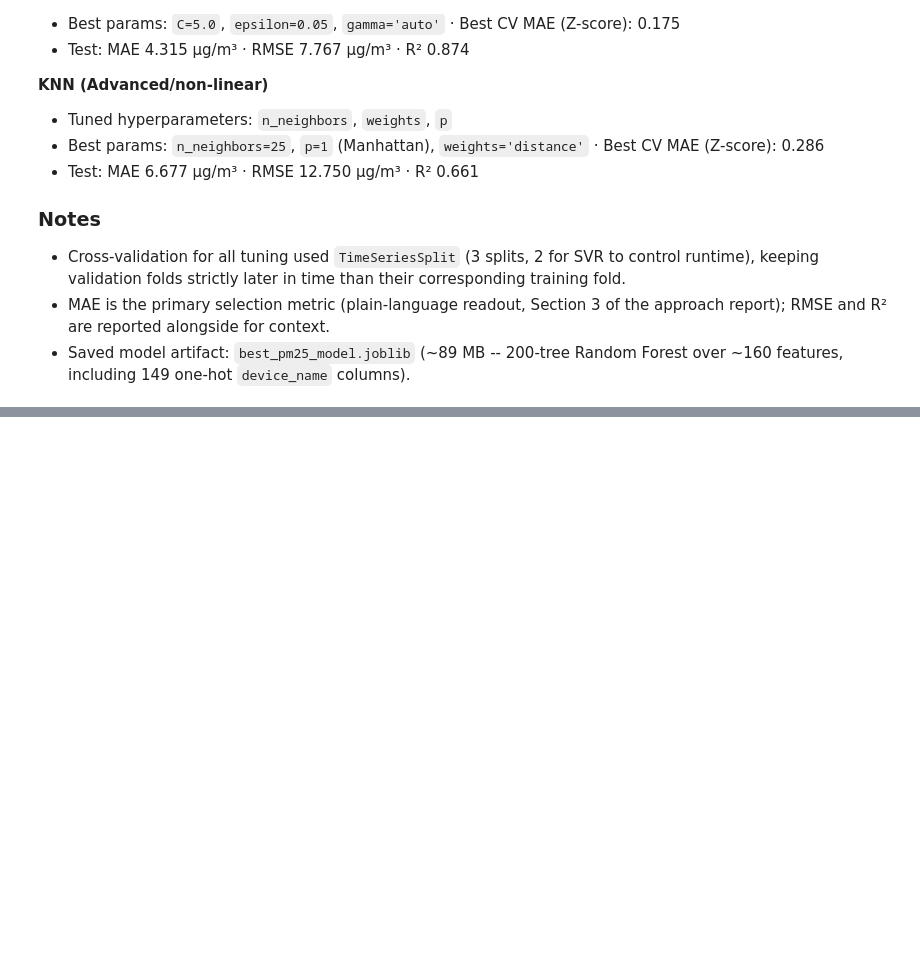
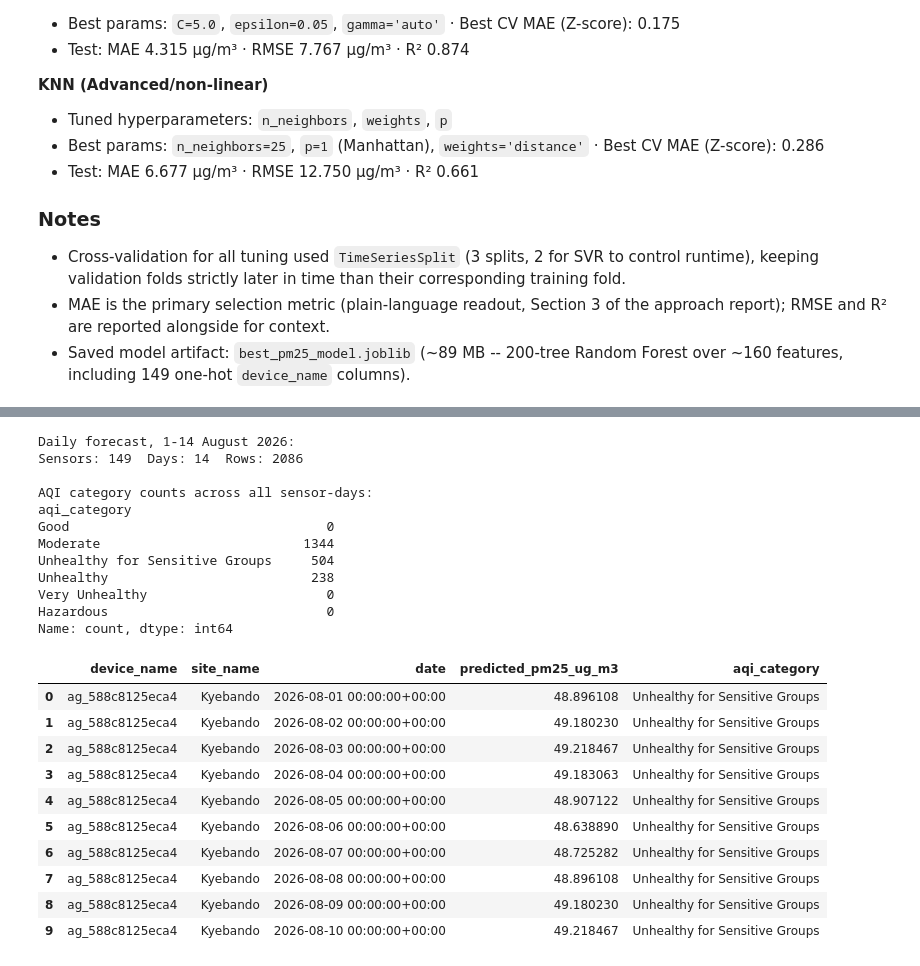
Before and after one commit to coleRodneyMigisha/airqo_cole_charis_assgnmnt, a Jupyter notebook: train.ipynb, the cells around one changed output, grey strips where cells are left out. Cells and saved outputs as stored; diff of their text form; code cells hidden in the pictures; blank space fills up the shorter version.

```diff
--- a/train.ipynb
+++ b/train.ipynb
@@ -3776,0 +3868,79 @@ Groups follow the approach report: **Core** (Ridge, Linear, Polynomial), **Tree-
+# %%
+# Predict daily PM2.5 across all sensors for the first two full
+# weeks of August 2026 (1-14 Aug), then inverse-transform back to
+# ug/m3.
+#
+# Hourly predictions are generated first and averaged to a daily
+# mean per sensor, consistent with how the EDA calendar/time-series
+# plots aggregate PM2.5 (Section 7.2).
+
+daily_forecast_hours = pd.date_range(
+    '2026-08-01 00:00', '2026-08-14 23:00', freq='h', tz='UTC'
+)
+
+daily_forecast_features = build_forecast_features(
+    daily_forecast_hours, all_devices
+)
+
+daily_forecast_X = daily_forecast_features[
+    numeric_feature_columns + categorical_feature_columns
+]
+
+daily_forecast_features['predicted_pm25_zscore'] = (
+    best_model_pipeline.predict(daily_forecast_X)
+)
+daily_forecast_features['predicted_pm25_ug_m3'] = from_zscore(
+    daily_forecast_features['predicted_pm25_zscore']
+)
+
+daily_forecast_features['date'] = (
+    daily_forecast_features['datetime'].dt.floor('D')
+)
+
+daily_predictions = (
+    daily_forecast_features
+    .groupby(['device_name', 'site_name', 'date'], as_index=False)
+    .agg(predicted_pm25_ug_m3=('predicted_pm25_ug_m3', 'mean'))
+)
+
+daily_predictions['aqi_category'] = (
+    daily_predictions['predicted_pm25_ug_m3'].apply(pm25_aqi_category)
+)
+
+print("Daily forecast, 1-14 August 2026:")
+print(
+    f"Sensors: {daily_predictions['device_name'].nunique()}  "
+    f"Days: {daily_predictions['date'].nunique()}  "
+    f"Rows: {len(daily_predictions)}"
+)
+print("\nAQI category counts across all sensor-days:")
+print(
+    daily_predictions['aqi_category']
+    .value_counts()
+    .reindex(AQI_CATEGORIES, fill_value=0)
+)
+display(daily_predictions.head(10))
+# %% [output]
+Daily forecast, 1-14 August 2026:
+Sensors: 149  Days: 14  Rows: 2086
+
+AQI category counts across all sensor-days:
+aqi_category
+Good                                 0
+Moderate                          1344
+Unhealthy for Sensitive Groups     504
+Unhealthy                          238
+Very Unhealthy                       0
+Hazardous                            0
+Name: count, dtype: int64
+|  | device_name | site_name | date | predicted_pm25_ug_m3 | aqi_category |
+| 0 | ag_588c8125eca4 | Kyebando | 2026-08-01 00:00:00+00:00 | 48.896108 | Unhealthy for Sensitive Groups |
+| 1 | ag_588c8125eca4 | Kyebando | 2026-08-02 00:00:00+00:00 | 49.180230 | Unhealthy for Sensitive Groups |
+| 2 | ag_588c8125eca4 | Kyebando | 2026-08-03 00:00:00+00:00 | 49.218467 | Unhealthy for Sensitive Groups |
+| 3 | ag_588c8125eca4 | Kyebando | 2026-08-04 00:00:00+00:00 | 49.183063 | Unhealthy for Sensitive Groups |
+| 4 | ag_588c8125eca4 | Kyebando | 2026-08-05 00:00:00+00:00 | 48.907122 | Unhealthy for Sensitive Groups |
+| 5 | ag_588c8125eca4 | Kyebando | 2026-08-06 00:00:00+00:00 | 48.638890 | Unhealthy for Sensitive Groups |
+| 6 | ag_588c8125eca4 | Kyebando | 2026-08-07 00:00:00+00:00 | 48.725282 | Unhealthy for Sensitive Groups |
+| 7 | ag_588c8125eca4 | Kyebando | 2026-08-08 00:00:00+00:00 | 48.896108 | Unhealthy for Sensitive Groups |
+| 8 | ag_588c8125eca4 | Kyebando | 2026-08-09 00:00:00+00:00 | 49.180230 | Unhealthy for Sensitive Groups |
+| 9 | ag_588c8125eca4 | Kyebando | 2026-08-10 00:00:00+00:00 | 49.218467 | Unhealthy for Sensitive Groups |
```
Also changed, not shown: parts of 7 cells of this notebook.
